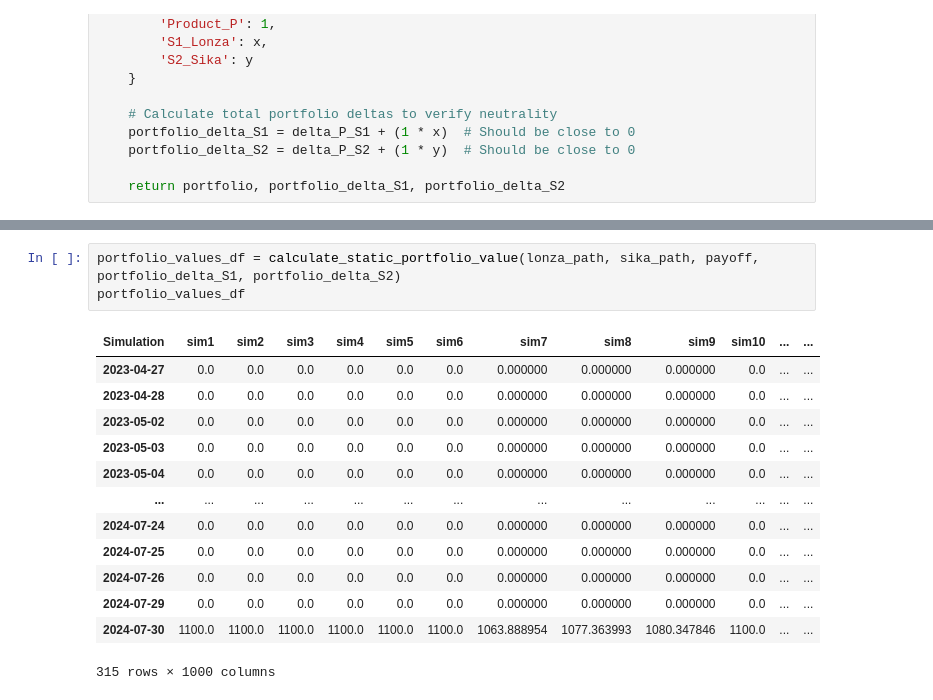
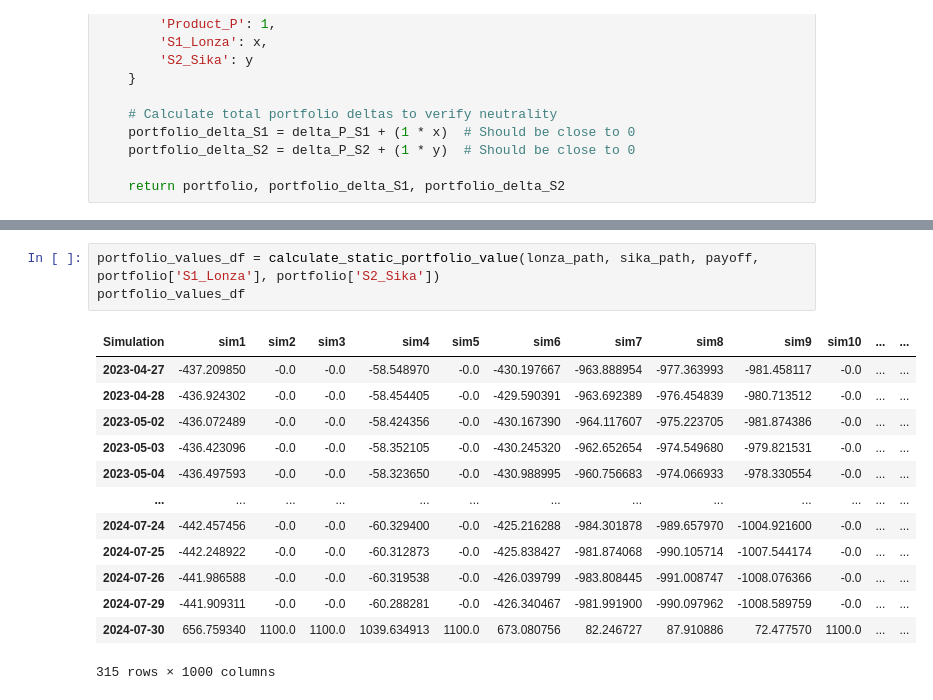
Before and after one commit to weiyuanoh/MH4518, a Jupyter notebook: WY/Model Notebooks/Greeks.ipynb, the cells around one changed output, grey strips where cells are left out. Drawn from its saved outputs; the diff is of its cells as text.

```diff
--- a/WY/Model Notebooks/Greeks.ipynb
+++ b/WY/Model Notebooks/Greeks.ipynb
@@ -430,19 +472,19 @@ def plot_final_portfolio_distribution(portfolio_values_df):
 # %%
-portfolio_values_df = calculate_static_portfolio_value(lonza_path, sika_path, payoff, portfolio_delta_S1, portfolio_delta_S2)
+portfolio_values_df = calculate_static_portfolio_value(lonza_path, sika_path, payoff, portfolio['S1_Lonza'], portfolio['S2_Sika'])
 portfolio_values_df
 # %% [output]
 | Simulation | sim1 | sim2 | sim3 | sim4 | sim5 | sim6 | sim7 | sim8 | sim9 | sim10 | ... | ... |
-| 2023-04-27 | 0.0 | 0.0 | 0.0 | 0.0 | 0.0 | 0.0 | 0.000000 | 0.000000 | 0.000000 | 0.0 | ... | ... |
-| 2023-04-28 | 0.0 | 0.0 | 0.0 | 0.0 | 0.0 | 0.0 | 0.000000 | 0.000000 | 0.000000 | 0.0 | ... | ... |
-| 2023-05-02 | 0.0 | 0.0 | 0.0 | 0.0 | 0.0 | 0.0 | 0.000000 | 0.000000 | 0.000000 | 0.0 | ... | ... |
-| 2023-05-03 | 0.0 | 0.0 | 0.0 | 0.0 | 0.0 | 0.0 | 0.000000 | 0.000000 | 0.000000 | 0.0 | ... | ... |
-| 2023-05-04 | 0.0 | 0.0 | 0.0 | 0.0 | 0.0 | 0.0 | 0.000000 | 0.000000 | 0.000000 | 0.0 | ... | ... |
+| 2023-04-27 | -437.209850 | -0.0 | -0.0 | -58.548970 | -0.0 | -430.197667 | -963.888954 | -977.363993 | -981.458117 | -0.0 | ... | ... |
+| 2023-04-28 | -436.924302 | -0.0 | -0.0 | -58.454405 | -0.0 | -429.590391 | -963.692389 | -976.454839 | -980.713512 | -0.0 | ... | ... |
+| 2023-05-02 | -436.072489 | -0.0 | -0.0 | -58.424356 | -0.0 | -430.167390 | -964.117607 | -975.223705 | -981.874386 | -0.0 | ... | ... |
+| 2023-05-03 | -436.423096 | -0.0 | -0.0 | -58.352105 | -0.0 | -430.245320 | -962.652654 | -974.549680 | -979.821531 | -0.0 | ... | ... |
+| 2023-05-04 | -436.497593 | -0.0 | -0.0 | -58.323650 | -0.0 | -430.988995 | -960.756683 | -974.066933 | -978.330554 | -0.0 | ... | ... |
 | ... | ... | ... | ... | ... | ... | ... | ... | ... | ... | ... | ... | ... |
-| 2024-07-24 | 0.0 | 0.0 | 0.0 | 0.0 | 0.0 | 0.0 | 0.000000 | 0.000000 | 0.000000 | 0.0 | ... | ... |
-| 2024-07-25 | 0.0 | 0.0 | 0.0 | 0.0 | 0.0 | 0.0 | 0.000000 | 0.000000 | 0.000000 | 0.0 | ... | ... |
-| 2024-07-26 | 0.0 | 0.0 | 0.0 | 0.0 | 0.0 | 0.0 | 0.000000 | 0.000000 | 0.000000 | 0.0 | ... | ... |
-| 2024-07-29 | 0.0 | 0.0 | 0.0 | 0.0 | 0.0 | 0.0 | 0.000000 | 0.000000 | 0.000000 | 0.0 | ... | ... |
-| 2024-07-30 | 1100.0 | 1100.0 | 1100.0 | 1100.0 | 1100.0 | 1100.0 | 1063.888954 | 1077.363993 | 1080.347846 | 1100.0 | ... | ... |
+| 2024-07-24 | -442.457456 | -0.0 | -0.0 | -60.329400 | -0.0 | -425.216288 | -984.301878 | -989.657970 | -1004.921600 | -0.0 | ... | ... |
+| 2024-07-25 | -442.248922 | -0.0 | -0.0 | -60.312873 | -0.0 | -425.838427 | -981.874068 | -990.105714 | -1007.544174 | -0.0 | ... | ... |
+| 2024-07-26 | -441.986588 | -0.0 | -0.0 | -60.319538 | -0.0 | -426.039799 | -983.808445 | -991.008747 | -1008.076366 | -0.0 | ... | ... |
+| 2024-07-29 | -441.909311 | -0.0 | -0.0 | -60.288281 | -0.0 | -426.340467 | -981.991900 | -990.097962 | -1008.589759 | -0.0 | ... | ... |
+| 2024-07-30 | 656.759340 | 1100.0 | 1100.0 | 1039.634913 | 1100.0 | 673.080756 | 82.246727 | 87.910886 | 72.477570 | 1100.0 | ... | ... |
 315 rows × 1000 columns
 # %%
 # Assuming you have already calculated portfolio_values_df
```
Also changed, not shown: parts of 5 cells of this notebook, 13 other files.
